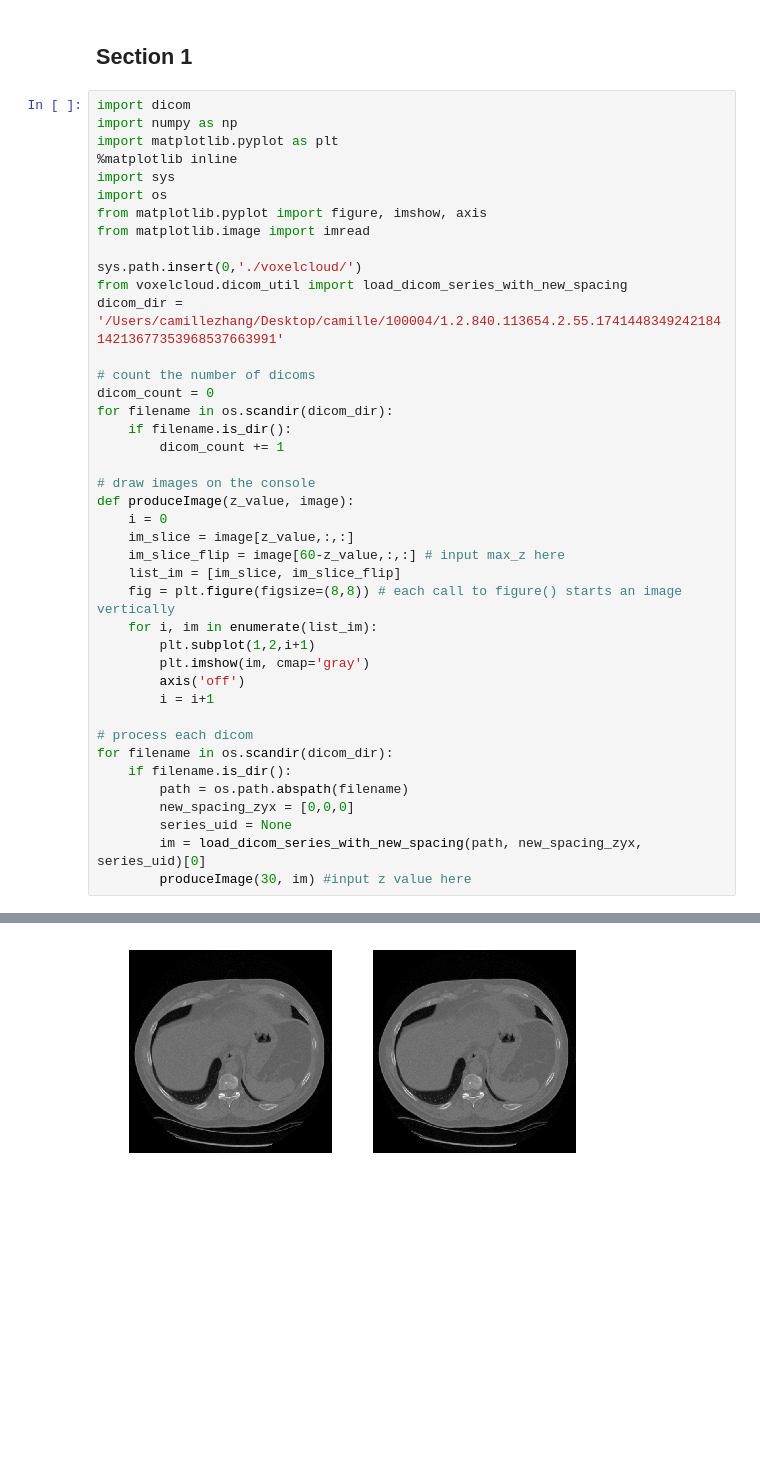
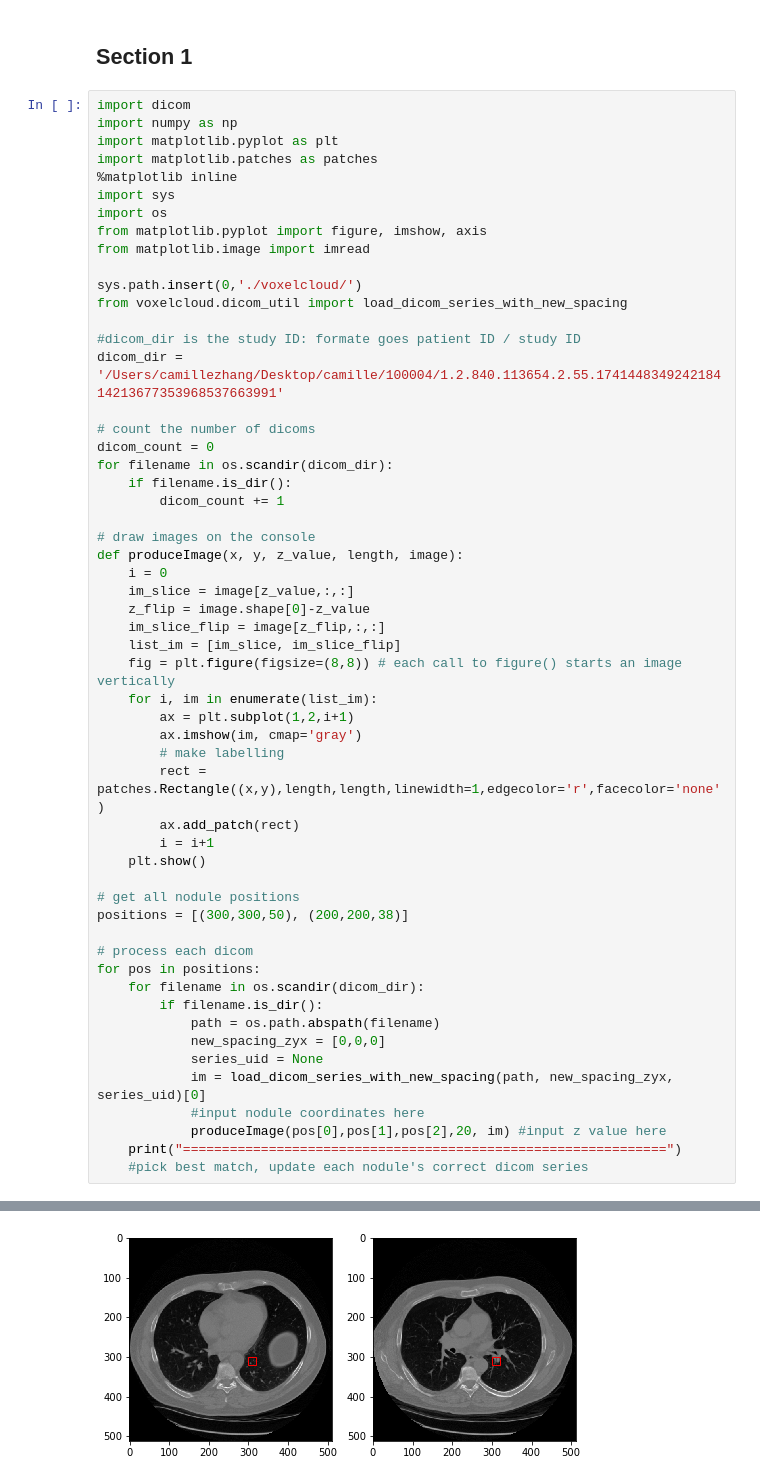
Before and after one commit to camillez325/Data-Preprocessing, a Jupyter notebook: slice.py.ipynb, the cells around one changed output, grey strips where cells are left out. Saved outputs shown, nothing was run; the diff lists cells and outputs as text; blank space fills up the shorter version.

```diff
--- a/slice.py.ipynb
+++ b/slice.py.ipynb
@@ -6,6 +6,7 @@
 import dicom
 import numpy as np
 import matplotlib.pyplot as plt
+import matplotlib.patches as patches
 %matplotlib inline
 import sys
 import os
@@ -14,6 +15,8 @@ from matplotlib.image import imread
 
 sys.path.insert(0,'./voxelcloud/')
 from voxelcloud.dicom_util import load_dicom_series_with_new_spacing
+
+#dicom_dir is the study ID: formate goes patient ID / study ID
 dicom_dir = '/Users/camillezhang/Desktop/camille/100004/1.2.840.113654.2.55.174144834924218414213677353968537663991'
 
 # count the number of dicoms
@@ -23,24 +26,35 @@ for filename in os.scandir(dicom_dir):
         dicom_count += 1
 
 # draw images on the console
-def produceImage(z_value, image):
+def produceImage(x, y, z_value, length, image):
     i = 0
     im_slice = image[z_value,:,:]
-    im_slice_flip = image[60-z_value,:,:] # input max_z here
+    z_flip = image.shape[0]-z_value
+    im_slice_flip = image[z_flip,:,:]
     list_im = [im_slice, im_slice_flip]
     fig = plt.figure(figsize=(8,8)) # each call to figure() starts an image vertically
     for i, im in enumerate(list_im):
-        plt.subplot(1,2,i+1)
-        plt.imshow(im, cmap='gray')
-        axis('off')
+        ax = plt.subplot(1,2,i+1)
+        ax.imshow(im, cmap='gray')
+        # make labelling
+        rect = patches.Rectangle((x,y),length,length,linewidth=1,edgecolor='r',facecolor='none')
+        ax.add_patch(rect)
         i = i+1
+    plt.show()
+
+# get all nodule positions
+positions = [(300,300,50), (200,200,38)]
 
 # process each dicom
-for filename in os.scandir(dicom_dir):
-    if filename.is_dir():
-        path = os.path.abspath(filename)
-        new_spacing_zyx = [0,0,0]
-        series_uid = None
-        im = load_dicom_series_with_new_spacing(path, new_spacing_zyx, series_uid)[0]
-        produceImage(30, im) #input z value here
+for pos in positions:
+    for filename in os.scandir(dicom_dir):
+        if filename.is_dir():
+            path = os.path.abspath(filename)
+            new_spacing_zyx = [0,0,0]
+            series_uid = None
+            im = load_dicom_series_with_new_spacing(path, new_spacing_zyx, series_uid)[0]
+            #input nodule coordinates here
+            produceImage(pos[0],pos[1],pos[2],20, im) #input z value here
+    print("==============================================================")
+    #pick best match, update each nodule's correct dicom series
 # %% [output]
@@ -48 +62 @@ for filename in os.scandir(dicom_dir):
-[figure, old version]
+[figure, new version]
```
Also changed, not shown: parts of 1 cell of this notebook, 4 other files.
